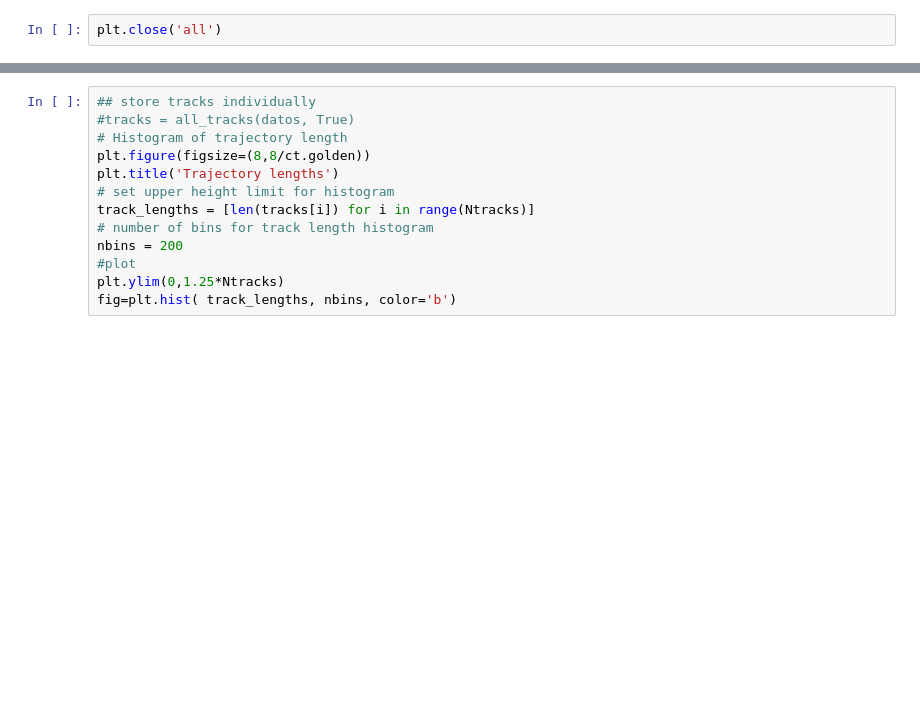
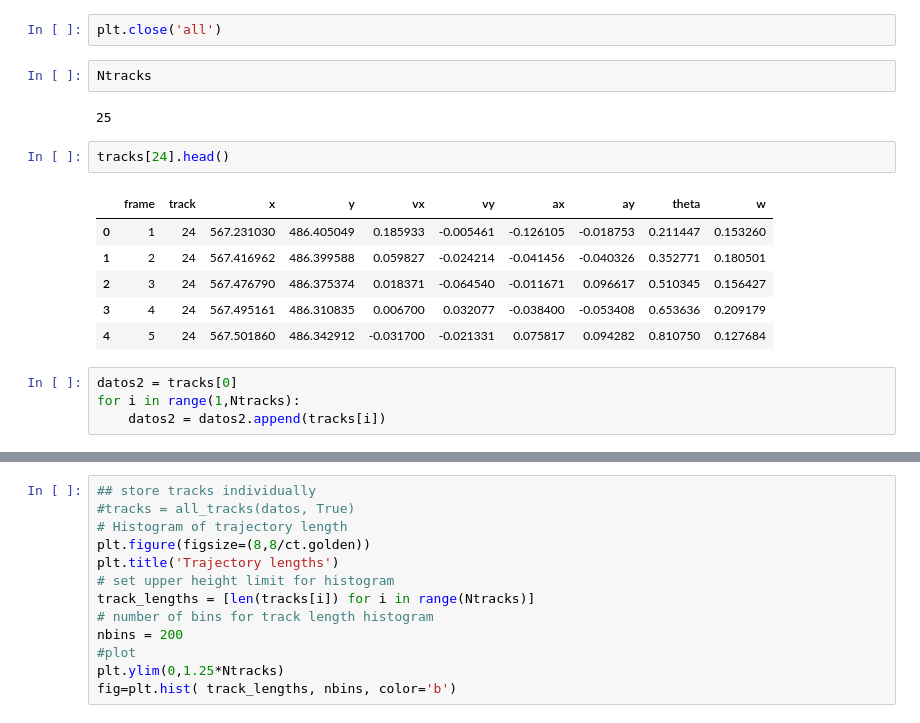
Before and after one commit to fvegar/brownian, a Jupyter notebook: chiral_tracks.ipynb, the cells around one changed output, grey strips where cells are left out. Cells and saved outputs as stored; diff of their text form; blank space fills up the shorter version.

```diff
--- a/chiral_tracks.ipynb
+++ b/chiral_tracks.ipynb
@@ -687,3 +792,20 @@ Canvas(toolbar=Toolbar(toolitems=[('Home', 'Reset original view', 'home', 'home'
 plt.savefig('track_20_phi_025.png')
 # %%
 plt.close('all')
+# %%
+Ntracks
+# %% [output]
+25
+# %%
+tracks[24].head()
+# %% [output]
+|  | frame | track | x | y | vx | vy | ax | ay | theta | w |
+| 0 | 1 | 24 | 567.231030 | 486.405049 | 0.185933 | -0.005461 | -0.126105 | -0.018753 | 0.211447 | 0.153260 |
+| 1 | 2 | 24 | 567.416962 | 486.399588 | 0.059827 | -0.024214 | -0.041456 | -0.040326 | 0.352771 | 0.180501 |
+| 2 | 3 | 24 | 567.476790 | 486.375374 | 0.018371 | -0.064540 | -0.011671 | 0.096617 | 0.510345 | 0.156427 |
+| 3 | 4 | 24 | 567.495161 | 486.310835 | 0.006700 | 0.032077 | -0.038400 | -0.053408 | 0.653636 | 0.209179 |
+| 4 | 5 | 24 | 567.501860 | 486.342912 | -0.031700 | -0.021331 | 0.075817 | 0.094282 | 0.810750 | 0.127684 |
+# %%
+datos2 = tracks[0]
+for i in range(1,Ntracks):
+    datos2 = datos2.append(tracks[i])
```
Also changed, not shown: parts of 22 cells of this notebook, 3 other files.
